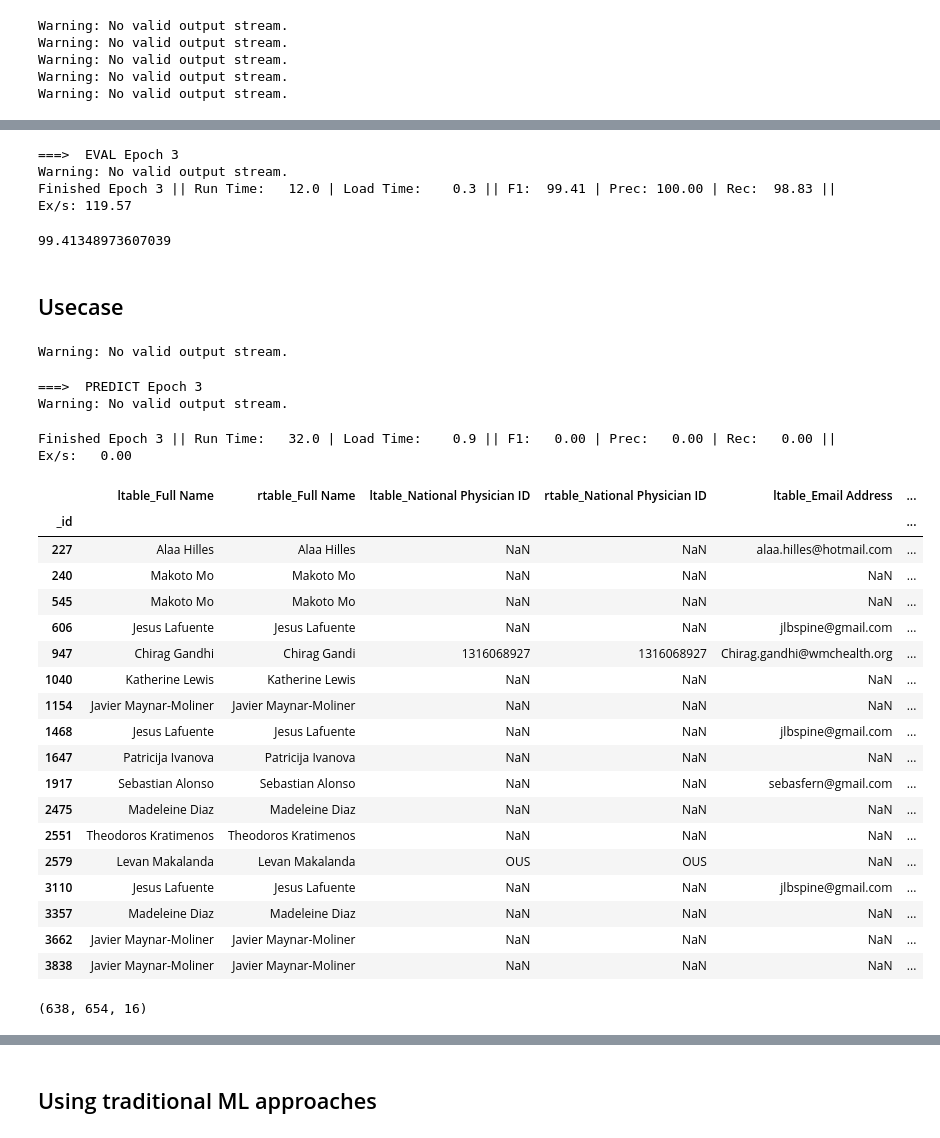
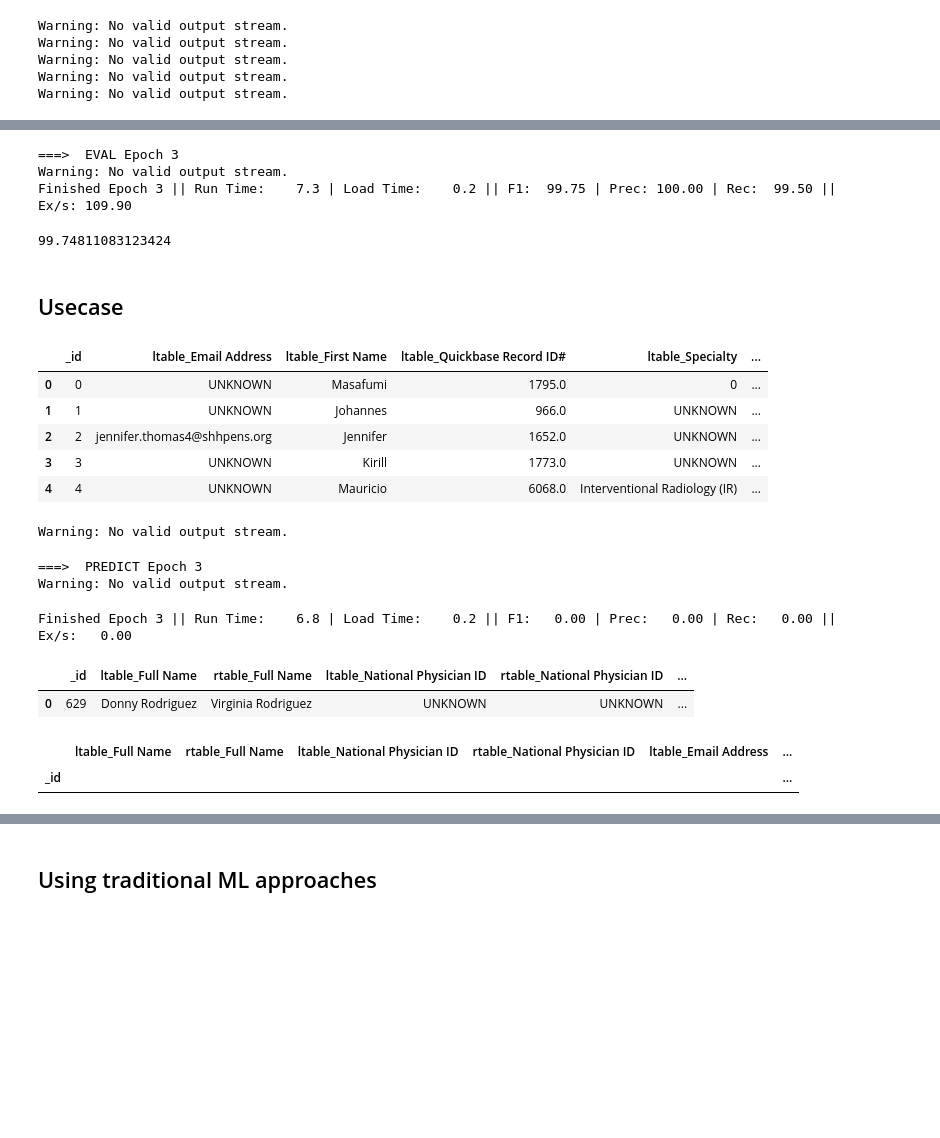
Before and after one commit to lidia-k/PatternX-Duplicate-Finder, a Jupyter notebook: notebook/EntityMatching_demo_v2.ipynb, the cells around one changed output, grey strips where cells are left out. Drawn from its saved outputs; the diff is of its cells as text; code cells hidden in the pictures; blank space fills up the shorter version.

```diff
--- a/notebook/EntityMatching_demo_v2.ipynb
+++ b/notebook/EntityMatching_demo_v2.ipynb
@@ -566,7 +564,7 @@ Warning: No valid output stream.
 Warning: No valid output stream.
 # %%
 model = dm.MatchingModel(attr_summarizer='hybrid')
-model.run_train(train, validation, epochs=10, batch_size=16, best_save_path=None, pos_neg_ratio=pos_neg_ratio)
+model.run_train(train, validation, epochs=3, batch_size=16, best_save_path=None, pos_neg_ratio=pos_neg_ratio)
 # %% [output]
 * Number of trainable parameters: 35333818
 ===>  TRAIN Epoch 1
@@ -594,18 +592,25 @@ model.run_eval(test)
 # %% [output]
 ===>  EVAL Epoch 3
 Warning: No valid output stream.
-Finished Epoch 3 || Run Time:   12.0 | Load Time:    0.3 || F1:  99.41 | Prec: 100.00 | Rec:  98.83 || Ex/s: 119.57
+Finished Epoch 3 || Run Time:    7.3 | Load Time:    0.2 || F1:  99.75 | Prec: 100.00 | Rec:  99.50 || Ex/s: 109.90
-99.41348973607039
+99.74811083123424
 # %% [markdown]
 ## Usecase
 # %%
-test_df = pd.read_csv(os.path.join(data_dir, 'test.csv'))
-test_df = test_df.reset_index(drop=True).reset_index().rename(columns = {"index": "_id"})
-test_df.to_csv(os.path.join(data_dir, 'new_data3.csv'))
-test_df.head()
+# test_df = pd.read_csv(os.path.join(data_dir, 'test.csv'))
+# test_df = test_df.reset_index(drop=True).reset_index().rename(columns = {"index": "_id"})
+# test_df.to_csv(os.path.join(data_dir, 'new_data4.csv'))
+# test_df.head()
+# %% [output]
+|  | _id | ltable_Email Address | ltable_First Name | ltable_Quickbase Record ID# | ltable_Specialty | ... |
+| 0 | 0 | UNKNOWN | Masafumi | 1795.0 | 0 | ... |
+| 1 | 1 | UNKNOWN | Johannes | 966.0 | UNKNOWN | ... |
+| 2 | 2 | jennifer.thomas4@shhpens.org | Jennifer | 1652.0 | UNKNOWN | ... |
+| 3 | 3 | UNKNOWN | Kirill | 1773.0 | UNKNOWN | ... |
+| 4 | 4 | UNKNOWN | Mauricio | 6068.0 | Interventional Radiology (IR) | ... |
 # %%
 candidate = dm.data.process_unlabeled(
-    path=os.path.join(data_dir, 'new_data3.csv'),
+    path=os.path.join(data_dir, 'new_data.csv'),
     trained_model=model,
     ignore_columns=('ltable_id', 'rtable_id', 'label'))
 # %% [output]
@@ -616,43 +621,26 @@ predictions = predictions.rename(columns={"match_score":"confident"})
 # %% [output]
 ===>  PREDICT Epoch 3
 Warning: No valid output stream.
-Finished Epoch 3 || Run Time:   32.0 | Load Time:    0.9 || F1:   0.00 | Prec:   0.00 | Rec:   0.00 || Ex/s:   0.00
+Finished Epoch 3 || Run Time:    6.8 | Load Time:    0.2 || F1:   0.00 | Prec:   0.00 | Rec:   0.00 || Ex/s:   0.00
 # %%
 selected_columns = [
  'ltable_Full Name',
  'rtable_Full Name',
  'ltable_National Physician ID',
  'rtable_National Physician ID',
  'ltable_Email Address',
  'rtable_Email Address',
  'confident', 'is_matched',
  'label']
 
-threshold = 0.96
+threshold = 0.8
 predictions['is_matched'] = np.where(predictions['confident'] > threshold, 1, 0)
-predictions.query("(is_matched == 0) & (label == 1) ")[selected_columns].tail(20)
+predictions.query("(is_matched == 0) & (label == 1) ")[selected_columns].tail(20).reset_index()
 # %% [output]
-|  | ltable_Full Name | rtable_Full Name | ltable_National Physician ID | rtable_National Physician ID | ltable_Email Address | ... |
-| _id |  |  |  |  |  | ... |
-| 227 | Alaa Hilles | Alaa Hilles | NaN | NaN | alaa.hilles@hotmail.com | ... |
-| 240 | Makoto Mo | Makoto Mo | NaN | NaN | NaN | ... |
-| 545 | Makoto Mo | Makoto Mo | NaN | NaN | NaN | ... |
-| 606 | Jesus Lafuente | Jesus Lafuente | NaN | NaN | jlbspine@gmail.com | ... |
-| 947 | Chirag Gandhi | Chirag Gandi | 1316068927 | 1316068927 | Chirag.gandhi@wmchealth.org | ... |
-| 1040 | Katherine Lewis | Katherine Lewis | NaN | NaN | NaN | ... |
-| 1154 | Javier Maynar-Moliner | Javier Maynar-Moliner | NaN | NaN | NaN | ... |
-| 1468 | Jesus Lafuente | Jesus Lafuente | NaN | NaN | jlbspine@gmail.com | ... |
-| 1647 | Patricija Ivanova | Patricija Ivanova | NaN | NaN | NaN | ... |
-| 1917 | Sebastian Alonso | Sebastian Alonso | NaN | NaN | sebasfern@gmail.com | ... |
-| 2475 | Madeleine Diaz | Madeleine Diaz | NaN | NaN | NaN | ... |
-| 2551 | Theodoros Kratimenos | Theodoros Kratimenos | NaN | NaN | NaN | ... |
-| 2579 | Levan Makalanda | Levan Makalanda | OUS | OUS | NaN | ... |
-| 3110 | Jesus Lafuente | Jesus Lafuente | NaN | NaN | jlbspine@gmail.com | ... |
-| 3357 | Madeleine Diaz | Madeleine Diaz | NaN | NaN | NaN | ... |
-| 3662 | Javier Maynar-Moliner | Javier Maynar-Moliner | NaN | NaN | NaN | ... |
-| 3838 | Javier Maynar-Moliner | Javier Maynar-Moliner | NaN | NaN | NaN | ... |
+|  | _id | ltable_Full Name | rtable_Full Name | ltable_National Physician ID | rtable_National Physician ID | ... |
+| 0 | 629 | Donny Rodriguez | Virginia Rodriguez | UNKNOWN | UNKNOWN | ... |
-# %%
-check_threshold = 0.96
-np.sum(predictions['confident'] > check_threshold), np.sum(predictions['label'] ==1), np.sum(predictions['label'] ==1) - np.sum(predictions['confident'] > check_threshold)
-# %% [output]
-(638, 654, 16)
+# %%
+predictions.query("(is_matched == 1) & (label == 0) ")[selected_columns].head(20)
+# %% [output]
+|  | ltable_Full Name | rtable_Full Name | ltable_National Physician ID | rtable_National Physician ID | ltable_Email Address | ... |
+| _id |  |  |  |  |  | ... |
```
Also changed, not shown: parts of 7 cells of this notebook, 1 other file.
